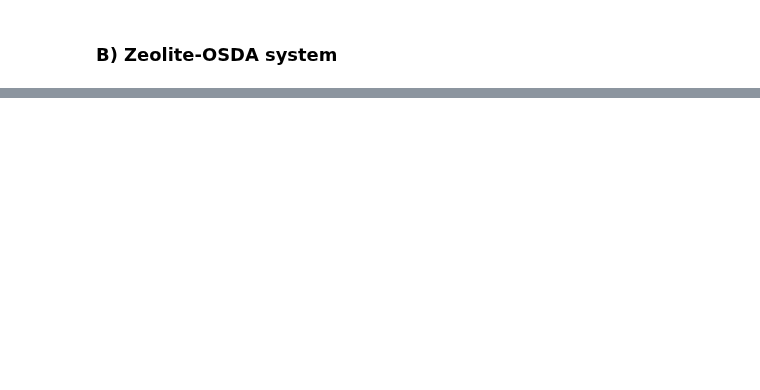
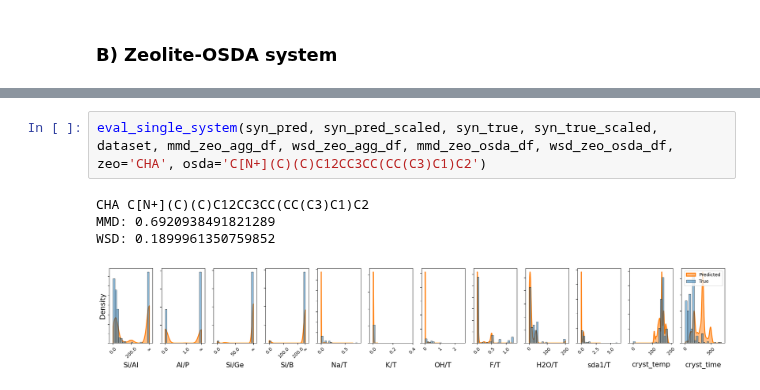
Before and after one commit to eltonpan/zeosyn_gen, a Jupyter notebook: visualize_pred.ipynb, the cells around one changed output, grey strips where cells are left out. Saved outputs shown, nothing was run; the diff lists cells and outputs as text; blank space fills up the shorter version.

```diff
--- a/visualize_pred.ipynb
+++ b/visualize_pred.ipynb
@@ -89,0 +93,7 @@ array([-1.47353832,  1.54030938, -1.93513518,  0.47401386,  0.72806006])
+# %%
+eval_single_system(syn_pred, syn_pred_scaled, syn_true, syn_true_scaled, dataset, mmd_zeo_agg_df, wsd_zeo_agg_df, mmd_zeo_osda_df, wsd_zeo_osda_df, zeo='CHA', osda='C[N+](C)(C)C12CC3CC(CC(C3)C1)C2')
+# %% [output]
+CHA C[N+](C)(C)C12CC3CC(CC(C3)C1)C2
+MMD: 0.6920938491821289
+WSD: 0.1899961350759852
+[figure, added]
```
Also changed, not shown: parts of 5 cells of this notebook, 2 other files.
